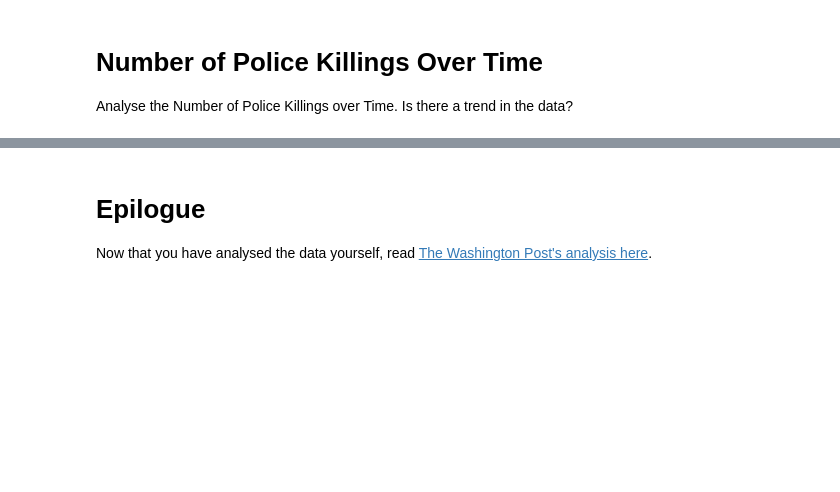
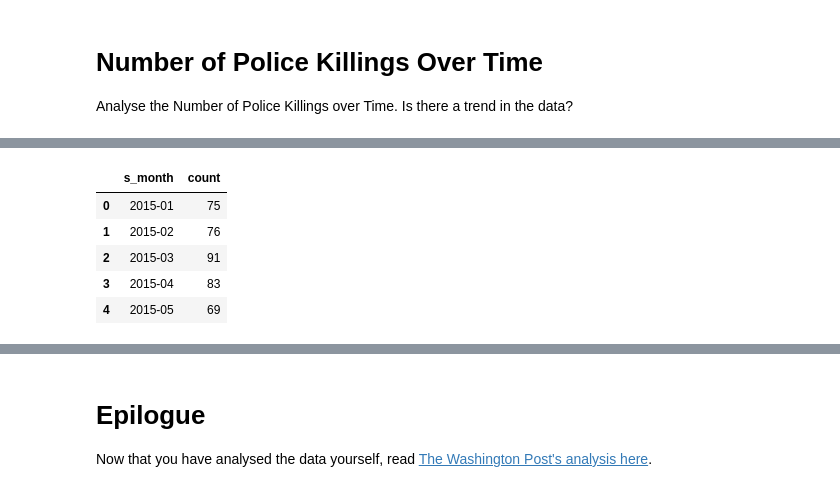
Before and after one commit to Bill-khk/Data-analysis, a Jupyter notebook: FatalForce/Fatal_Force.ipynb, the cells around one changed output, grey strips where cells are left out. Saved outputs shown, nothing was run; the diff lists cells and outputs as text; code cells hidden in the pictures; blank space fills up the shorter version.

```diff
--- a/FatalForce/Fatal_Force.ipynb
+++ b/FatalForce/Fatal_Force.ipynb
@@ -566,0 +607,9 @@ Analyse the Number of Police Killings over Time. Is there a trend in the data?
+# %%
+kill_date['month'] = kill_date['s_month'].astype(str)
+# %% [output]
+|  | s_month | count |
+| 0 | 2015-01 | 75 |
+| 1 | 2015-02 | 76 |
+| 2 | 2015-03 | 91 |
+| 3 | 2015-04 | 83 |
+| 4 | 2015-05 | 69 |
```
Also changed, not shown: parts of 11 cells of this notebook.
